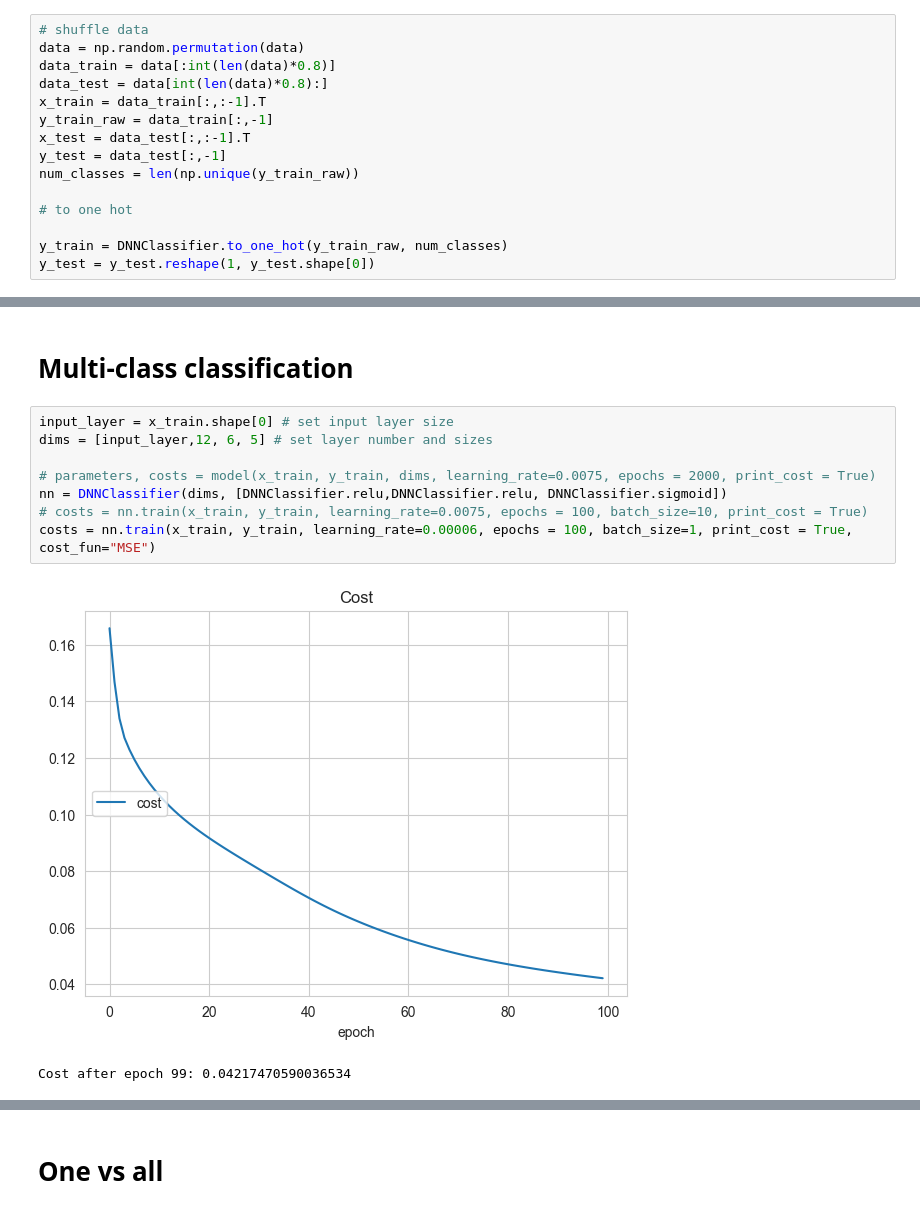
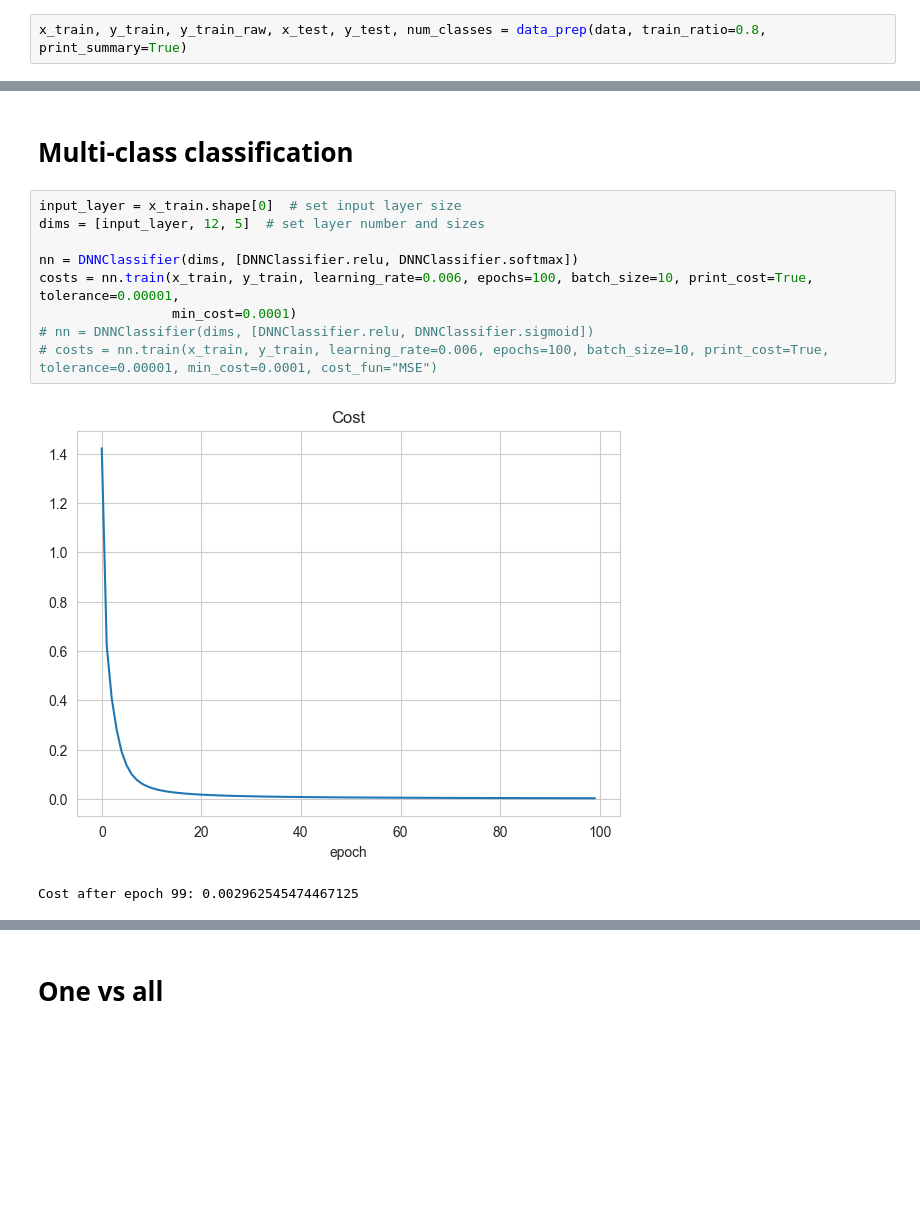
Before and after one commit to Jivl00/KKY_NSES, a Jupyter notebook: SP/showcase.ipynb, the cells around one changed output, grey strips where cells are left out. Saved outputs shown, nothing was run; the diff lists cells and outputs as text; blank space fills up the shorter version.

```diff
--- a/SP/showcase.ipynb
+++ b/SP/showcase.ipynb
@@ -15,15 +46,2 @@ visualization.plot_data(data, title='Raw data')
 # %%
-# shuffle data
-data = np.random.permutation(data)
-data_train = data[:int(len(data)*0.8)]
-data_test = data[int(len(data)*0.8):]
-x_train = data_train[:,:-1].T
-y_train_raw = data_train[:,-1]
-x_test = data_test[:,:-1].T
-y_test = data_test[:,-1]
-num_classes = len(np.unique(y_train_raw))
-
-# to one hot
-
-y_train = DNNClassifier.to_one_hot(y_train_raw, num_classes)
-y_test = y_test.reshape(1, y_test.shape[0])
+x_train, y_train, y_train_raw, x_test, y_test, num_classes = data_prep(data, train_ratio=0.8, print_summary=True)
@@ -50,16 +58,17 @@ Number of classes:  5
 # %% [markdown]
 # Multi-class classification
 # %%
-input_layer = x_train.shape[0] # set input layer size
-dims = [input_layer,12, 6, 5] # set layer number and sizes
+input_layer = x_train.shape[0]  # set input layer size
+dims = [input_layer, 12, 5]  # set layer number and sizes
 
-# parameters, costs = model(x_train, y_train, dims, learning_rate=0.0075, epochs = 2000, print_cost = True)
-nn = DNNClassifier(dims, [DNNClassifier.relu,DNNClassifier.relu, DNNClassifier.sigmoid])
-# costs = nn.train(x_train, y_train, learning_rate=0.0075, epochs = 100, batch_size=10, print_cost = True)
-costs = nn.train(x_train, y_train, learning_rate=0.00006, epochs = 100, batch_size=1, print_cost = True, cost_fun="MSE")
+nn = DNNClassifier(dims, [DNNClassifier.relu, DNNClassifier.softmax])
+costs = nn.train(x_train, y_train, learning_rate=0.006, epochs=100, batch_size=10, print_cost=True, tolerance=0.00001,
+                 min_cost=0.0001)
+# nn = DNNClassifier(dims, [DNNClassifier.relu, DNNClassifier.sigmoid])
+# costs = nn.train(x_train, y_train, learning_rate=0.006, epochs=100, batch_size=10, print_cost=True, tolerance=0.00001, min_cost=0.0001, cost_fun="MSE")
 # %% [output]
-[figure, old version]
+[figure, new version]
-Cost after epoch 99: 0.04217470590036534
+Cost after epoch 99: 0.002962545474467125
 # %%
 visualization.plot_decision_boundary(data, nn, title='Decision boundary')
 # %% [output]
```
Also changed, not shown: parts of 39 cells of this notebook, 14 other files.
